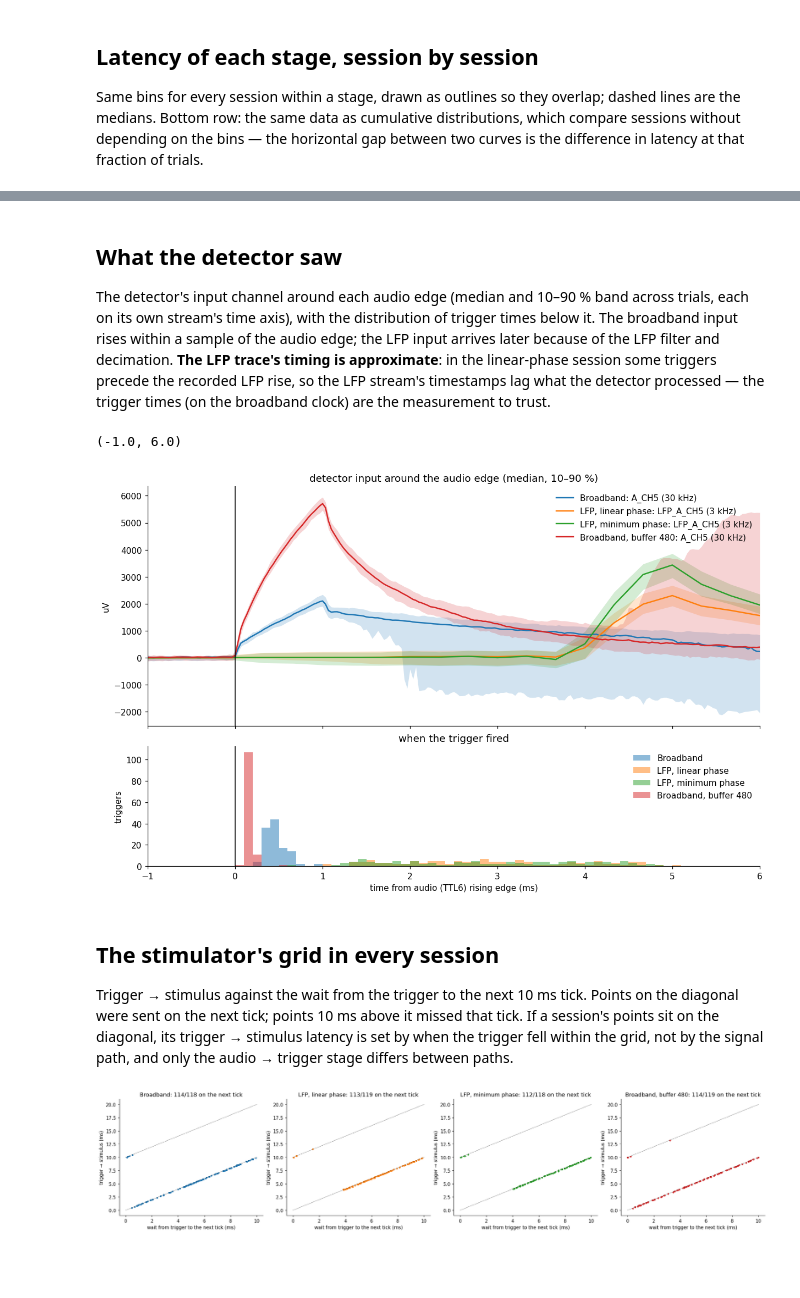
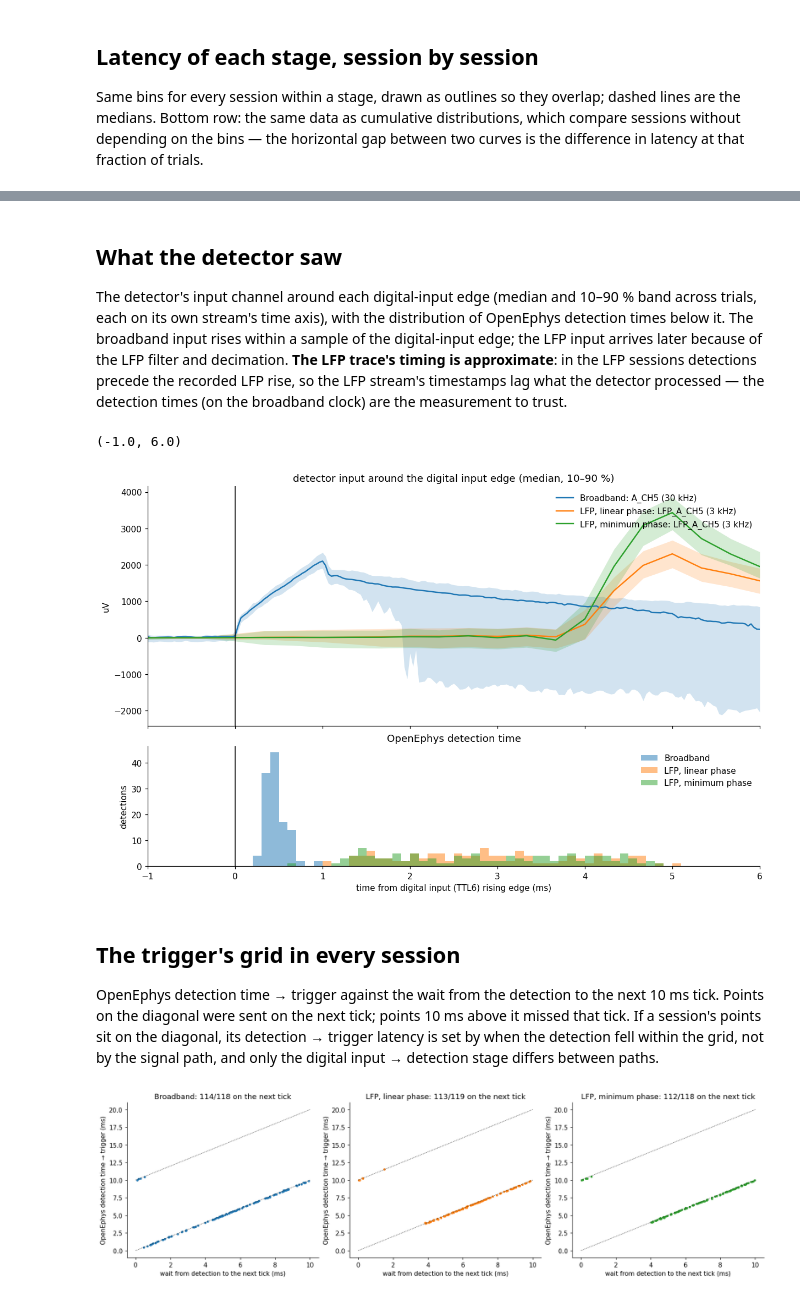
Before and after one commit to nriveira/DataAnalyzer, a Jupyter notebook: notebooks/latency_comparison.ipynb, the cells around one changed output, grey strips where cells are left out. Drawn from its saved outputs; the diff is of its cells as text; code cells hidden in the pictures; blank space fills up the shorter version.

```diff
--- a/notebooks/latency_comparison.ipynb
+++ b/notebooks/latency_comparison.ipynb
@@ -81,9 +85,9 @@ def follow(ref_t, ev_t, max_ms=MAX_LAT_MS):
     return lat
 
 def grid_check(trig, stim, t2s):
-    """Share of trigger -> stimulus latencies equal (within 0.25 ms) to the wait for the next grid tick."""
+    """Share of detection -> trigger latencies equal (within 0.25 ms) to the wait for the next grid tick."""
     ok = np.flatnonzero(np.isfinite(t2s))
-    s = trig[ok] + t2s[ok] / 1000.0                       # the matched stimuli, in trigger order
+    s = trig[ok] + t2s[ok] / 1000.0                       # the matched triggers, in detection order
     wait = np.mod(s[:-1] - trig[ok][1:], GRID_MS / 1000.0) * 1000.0
     lat = t2s[ok][1:]
     on_tick = np.abs(lat - wait) < 0.25
@@ -104,7 +108,11 @@ def input_traces(ts_path, stream, channel, audio, pre_ms=1.0, post_ms=6.0):
     t_ms = np.arange(-w0, w1 + 1) / fs * 1000.0
     return t_ms, X, src.unit(channel), fs, ok
 
-STAGES = [("a2t", "audio → trigger"), ("t2s", "trigger → stimulus"), ("a2s", "audio → stimulus")]
+missing = [s for s in SESSIONS if not Path(s["path"]).is_dir()]
+for s in missing:
+    print(f"MISSING, left out: {s['label']} ({s['path']})")
+SESSIONS = [s for s in SESSIONS if Path(s["path"]).is_dir()]
+STAGES = [("a2t", f"{DIN} → {DET}"), ("t2s", f"{DET} → {TRG}"), ("a2s", f"{DIN} → {TRG}")]
 colors = [f"C{i}" for i in range(len(SESSIONS))]
 results = []
 for s in SESSIONS:
@@ -121,6 +129,6 @@ for s in SESSIONS:
     m = re.search(r'<AUDIO sampleRate="([\d.]+)" bufferSize="(\d+)" deviceType="([^"]*)"', xml.read_text()) if xml else None
     r["buffer"] = f"{m.group(2)} @ {float(m.group(1)) / 1000:g} kHz = {int(m.group(2)) / float(m.group(1)) * 1000:.2f} ms, {m.group(3)}" if m else None
     results.append(r)
-    print(f"{s['label']:22s} {s['path'].name}  {ts.duration:5.0f} s  audio {audio.size}, triggers {trig.size}, stimuli {stim.size}  "
+    print(f"{s['label']:22s} {s['path'].name}  {ts.duration:5.0f} s  {DIN} {audio.size}, detections {trig.size}, {TRG}s {stim.size}  "
           f"audio buffer {r['buffer']}  Ripple Detector {r['detector']}")
 # %% [output]
@@ -142,6 +150,6 @@ column, the artefact in the stimulus column.
 # %%
 RAW_PRE_MS, RAW_POST_MS = 5.0, 25.0
-ALIGN_ON = [("audio", "audio (TTL6)"), ("trig", "trigger (TTL8)"), ("stim", "stimulus (TTL2)")]
+ALIGN_ON = [("audio", f"{DIN} (TTL6)"), ("trig", f"{DET} (TTL8)"), ("stim", f"{TRG} (TTL2)")]
 
 def cut_raw(ts, times, channel, pre_ms=RAW_PRE_MS, post_ms=RAW_POST_MS, base_ms=2.0):
     fs = float(ts.fs)
@@ -226,14 +234,14 @@ for a, r, c in zip(ax[:, 0], results, colors):
     fire = r["a2t"][r["in_ok"]]
     ok = np.isfinite(fire)
     y = [np.interp(f, t_in, x) for f, x in zip(fire[ok], X_in[ok])]
-    a.plot(fire[ok], y, "o", color="C3", ms=3, alpha=0.7, label="trigger fired")
+    a.plot(fire[ok], y, "o", color="C3", ms=3, alpha=0.7, label=DET)
     m = np.median(X_in, 0)
     half = t_in[np.argmax(m > 0.5 * m.max())]
     a.axvline(0, color="k", lw=1)
     a.axvline(np.median(fire[np.isfinite(fire)]), color="C3", ls="--", lw=1)
-    a.set_title(f"{r['label']}: input reaches half its peak {half:.2f} ms after the audio edge (as recorded); "
-                f"trigger median {np.median(fire[np.isfinite(fire)]):.2f} ms (dashed)", fontsize=10)
+    a.set_title(f"{r['label']}: input reaches half its peak {half:.2f} ms after the {DIN} edge (as recorded); "
+                f"{DET} median {np.median(fire[np.isfinite(fire)]):.2f} ms (dashed)", fontsize=10)
     a.set_ylabel(r["in_unit"]); a.legend(frameon=False, loc="lower left", fontsize=8)
 ax[-1, 0].set_xlim(-IN_PRE_MS, IN_POST_MS)
-ax[-1, 0].set_xlabel("time from audio (TTL6) rising edge (ms)")
+ax[-1, 0].set_xlabel(f"time from {DIN} (TTL6) rising edge (ms)")
 # %% [output]
@@ -255,9 +263,9 @@ for key, name in STAGES:
     for r in results:
         v = r[key][np.isfinite(r[key])]
         print(f"  {r['label']:22s} n {v.size:3d}/{r[key].size:3d}   {fmt(v)}")
-print("\nstimulator grid")
+print(f"\n{TRG} grid")
 for r in results:
     g = r["grid"]
     print(f"  {r['label']:22s} next tick {g['on_tick']}/{g['n']}, missed one {g['next_tick']}, "
-          f"stimuli off the {GRID_MS:g} ms grid by ≤ {g['grid_err_ms']:.3f} ms (95 %)")
+          f"{TRG}s off the {GRID_MS:g} ms grid by ≤ {g['grid_err_ms']:.3f} ms (95 %)")
 # %% [output]
@@ -344,12 +351,12 @@ trigger → stimulus
 # %% [markdown]
 ## What the detector saw
 
-The detector's input channel around each audio edge (median and 10–90 % band across trials, each on
-its own stream's time axis), with the distribution of trigger times below it. The broadband input
-rises within a sample of the audio edge; the LFP input arrives later because of the LFP filter and
-decimation. **The LFP trace's timing is approximate**: in the linear-phase session some triggers
+The detector's input channel around each digital-input edge (median and 10–90 % band across trials,
+each on its own stream's time axis), with the distribution of OpenEphys detection times below it. The
+broadband input rises within a sample of the digital-input edge; the LFP input arrives later because of
+the LFP filter and decimation. **The LFP trace's timing is approximate**: in the LFP sessions detections
 precede the recorded LFP rise, so the LFP stream's timestamps lag what the detector processed —
-the trigger times (on the broadband clock) are the measurement to trust.
+the detection times (on the broadband clock) are the measurement to trust.
 # %%
 fig, ax = plt.subplots(2, 1, figsize=(11, 7), sharex=True, layout="constrained", gridspec_kw={"height_ratios": [2, 1]})
 for r, c in zip(results, colors):
@@ -361,28 +368,28 @@ for r, c in zip(results, colors):
     ax[1].hist(v, bins=np.arange(-1, 6.05, 0.1), color=c, alpha=0.5, label=r["label"])
 ax[0].axvline(0, color="k", lw=1); ax[1].axvline(0, color="k", lw=1)
 ax[0].set_ylabel(results[0]["in_unit"]); ax[0].legend(frameon=False, loc="upper right")
-ax[0].set_title("detector input around the audio edge (median, 10–90 %)")
-ax[1].set_xlabel("time from audio (TTL6) rising edge (ms)"); ax[1].set_ylabel("triggers")
-ax[1].set_title("when the trigger fired"); ax[1].legend(frameon=False)
+ax[0].set_title(f"detector input around the {DIN} edge (median, 10–90 %)")
+ax[1].set_xlabel(f"time from {DIN} (TTL6) rising edge (ms)"); ax[1].set_ylabel("detections")
+ax[1].set_title(DET); ax[1].legend(frameon=False)
 ax[1].set_xlim(-1, 6)
 # %% [output]
 (-1.0, 6.0)
-[figure, old version]
+[figure, new version]
 # %% [markdown]
-## The stimulator's grid in every session
+## The trigger's grid in every session
 
-Trigger → stimulus against the wait from the trigger to the next 10 ms tick. Points on the diagonal
+OpenEphys detection time → trigger against the wait from the detection to the next 10 ms tick. Points on the diagonal
 were sent on the next tick; points 10 ms above it missed that tick. If a session's points sit on the
-diagonal, its trigger → stimulus latency is set by when the trigger fell within the grid, not by the
-signal path, and only the audio → trigger stage differs between paths.
+diagonal, its detection → trigger latency is set by when the detection fell within the grid, not by the
+signal path, and only the digital input → detection stage differs between paths.
 # %%
 fig, ax = plt.subplots(1, len(results), figsize=(5 * len(results), 4.2), layout="constrained", squeeze=False)
 for a, r, c in zip(ax[0], results, colors):
     g = r["grid"]
     a.plot(g["wait"], g["lat"], ".", color=c, ms=5)
     a.plot([0, GRID_MS], [0, GRID_MS], "k:", lw=0.8)
     a.plot([0, GRID_MS], [GRID_MS, 2 * GRID_MS], "k:", lw=0.8)
-    a.set_xlabel("wait from trigger to the next tick (ms)"); a.set_ylabel("trigger → stimulus (ms)")
+    a.set_xlabel("wait from detection to the next tick (ms)"); a.set_ylabel(f"{DET} → {TRG} (ms)")
     a.set_title(f"{r['label']}: {g['on_tick']}/{g['n']} on the next tick")
 # %% [output]
-[figure, old version]
+[figure, new version]
```
Also changed, not shown: parts of 16 cells of this notebook, 17 other files.
